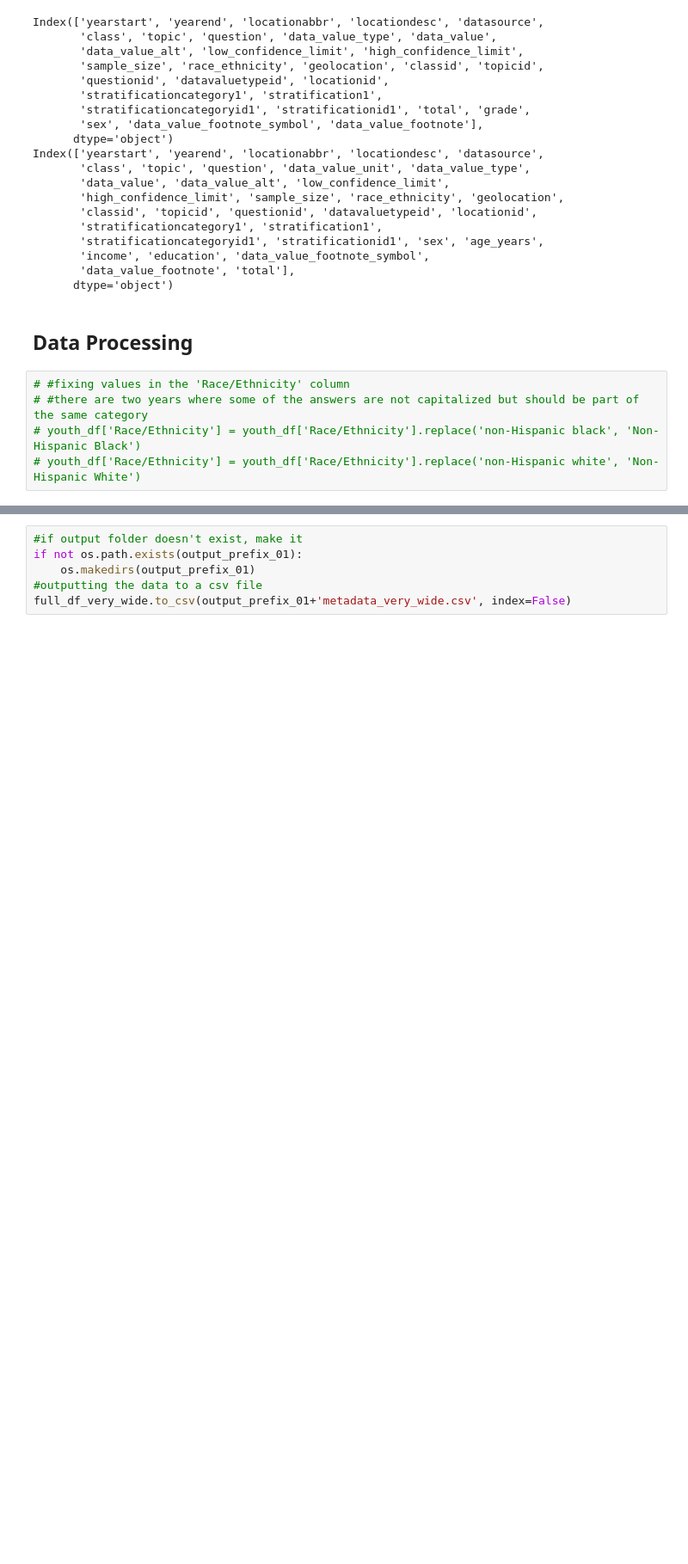
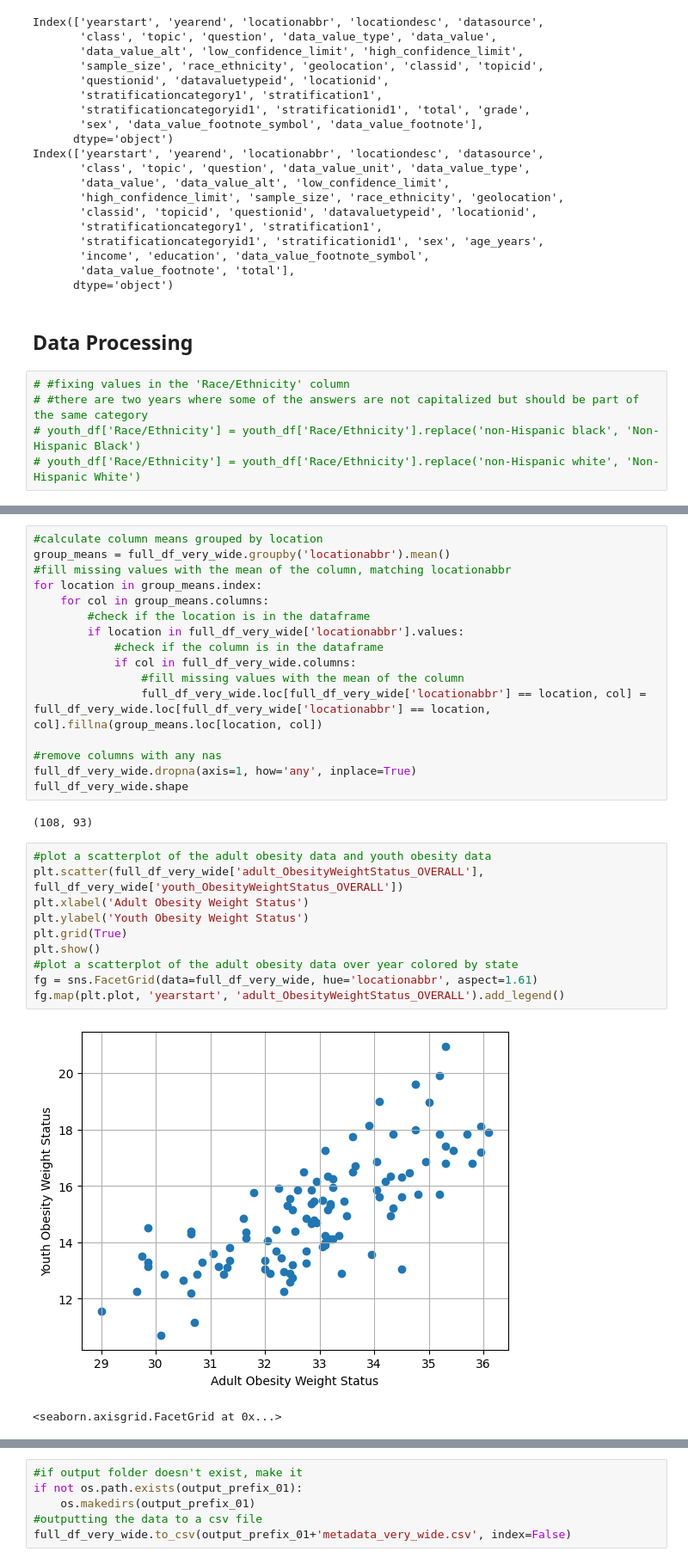
Before and after one commit to Daxton-Furniss/BMI6114-DL-Final-Project, a Jupyter notebook: 01_data_processing.ipynb, the cells around one changed output, grey strips where cells are left out. Shown at 86% size. Drawn from its saved outputs; the diff is of its cells as text; blank space fills up the shorter version.

```diff
--- a/01_data_processing.ipynb
+++ b/01_data_processing.ipynb
@@ -118,0 +209,31 @@ full_df_very_wide.head()
+# %%
+#calculate column means grouped by location
+group_means = full_df_very_wide.groupby('locationabbr').mean()
+#fill missing values with the mean of the column, matching locationabbr
+for location in group_means.index:
+    for col in group_means.columns:
+        #check if the location is in the dataframe
+        if location in full_df_very_wide['locationabbr'].values:
+            #check if the column is in the dataframe
+            if col in full_df_very_wide.columns:
+                #fill missing values with the mean of the column
+                full_df_very_wide.loc[full_df_very_wide['locationabbr'] == location, col] = full_df_very_wide.loc[full_df_very_wide['locationabbr'] == location, col].fillna(group_means.loc[location, col])
+
+#remove columns with any nas
+full_df_very_wide.dropna(axis=1, how='any', inplace=True)
+full_df_very_wide.shape
+# %% [output]
+(108, 93)
+# %%
+#plot a scatterplot of the adult obesity data and youth obesity data
+plt.scatter(full_df_very_wide['adult_ObesityWeightStatus_OVERALL'], full_df_very_wide['youth_ObesityWeightStatus_OVERALL'])
+plt.xlabel('Adult Obesity Weight Status')
+plt.ylabel('Youth Obesity Weight Status')
+plt.grid(True)
+plt.show()
+#plot a scatterplot of the adult obesity data over year colored by state
+fg = sns.FacetGrid(data=full_df_very_wide, hue='locationabbr', aspect=1.61)
+fg.map(plt.plot, 'yearstart', 'adult_ObesityWeightStatus_OVERALL').add_legend()
+# %% [output]
+[figure, added]
+<seaborn.axisgrid.FacetGrid at 0x...>
```
Also changed, not shown: parts of 5 cells of this notebook.
